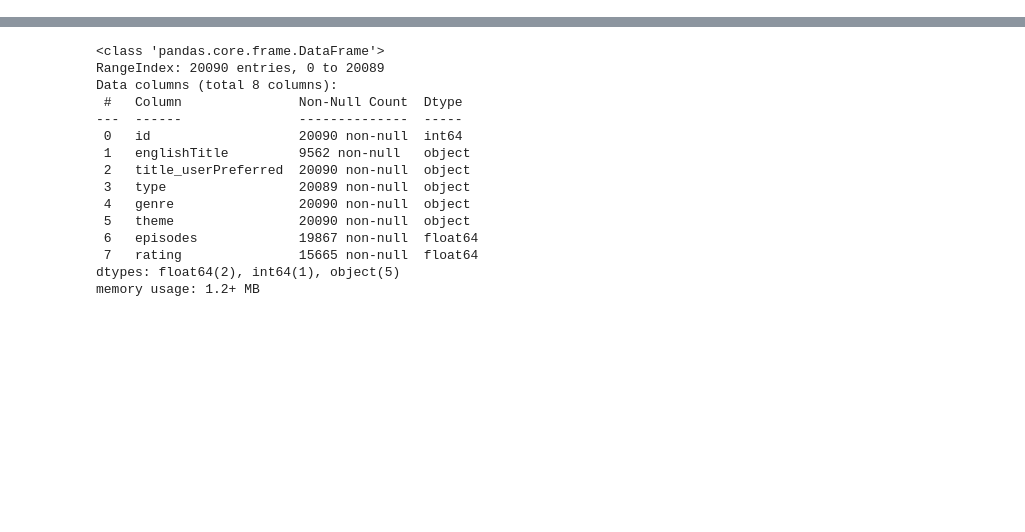
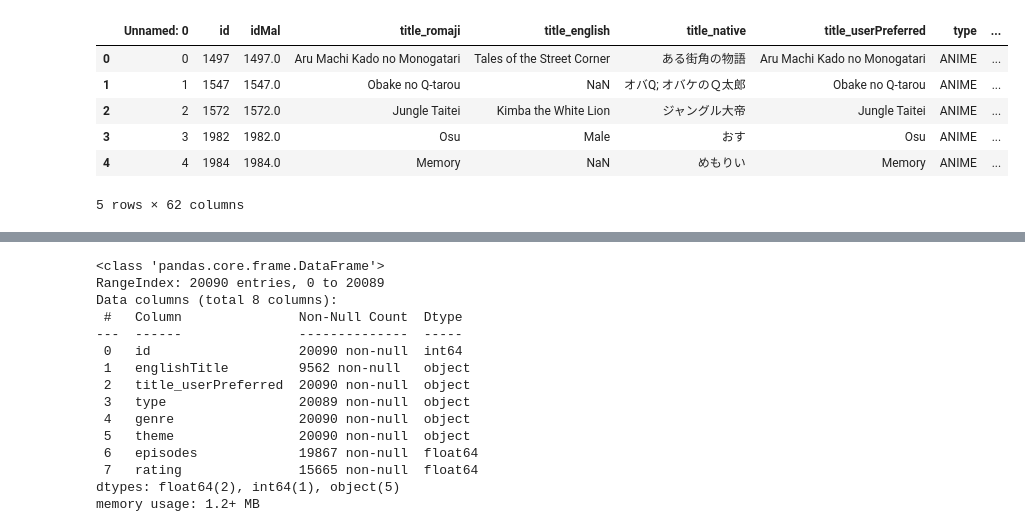
Before and after one commit to SivaPrasanna491/Anime-Recommendation, a Jupyter notebook: notebooks/EDA.ipynb, the cells around one changed output, grey strips where cells are left out. Saved outputs shown, nothing was run; the diff lists cells and outputs as text; code cells hidden in the pictures; blank space fills up the shorter version.

```diff
--- a/notebooks/EDA.ipynb
+++ b/notebooks/EDA.ipynb
@@ -18,0 +54,11 @@ df.head()
+# %%
+df = pd.read_csv("anilist_anime_data_complete.csv")
+df.head()
+# %% [output]
+|  | Unnamed: 0 | id | idMal | title_romaji | title_english | title_native | title_userPreferred | type | ... |
+| 0 | 0 | 1497 | 1497.0 | Aru Machi Kado no Monogatari | Tales of the Street Corner | ある街角の物語 | Aru Machi Kado no Monogatari | ANIME | ... |
+| 1 | 1 | 1547 | 1547.0 | Obake no Q-tarou | NaN | オバQ; オバケのＱ太郎 | Obake no Q-tarou | ANIME | ... |
+| 2 | 2 | 1572 | 1572.0 | Jungle Taitei | Kimba the White Lion | ジャングル大帝 | Jungle Taitei | ANIME | ... |
+| 3 | 3 | 1982 | 1982.0 | Osu | Male | おす | Osu | ANIME | ... |
+| 4 | 4 | 1984 | 1984.0 | Memory | NaN | めもりい | Memory | ANIME | ... |
+5 rows × 62 columns
```
Also changed, not shown: parts of 7 cells of this notebook, 2 other files.
